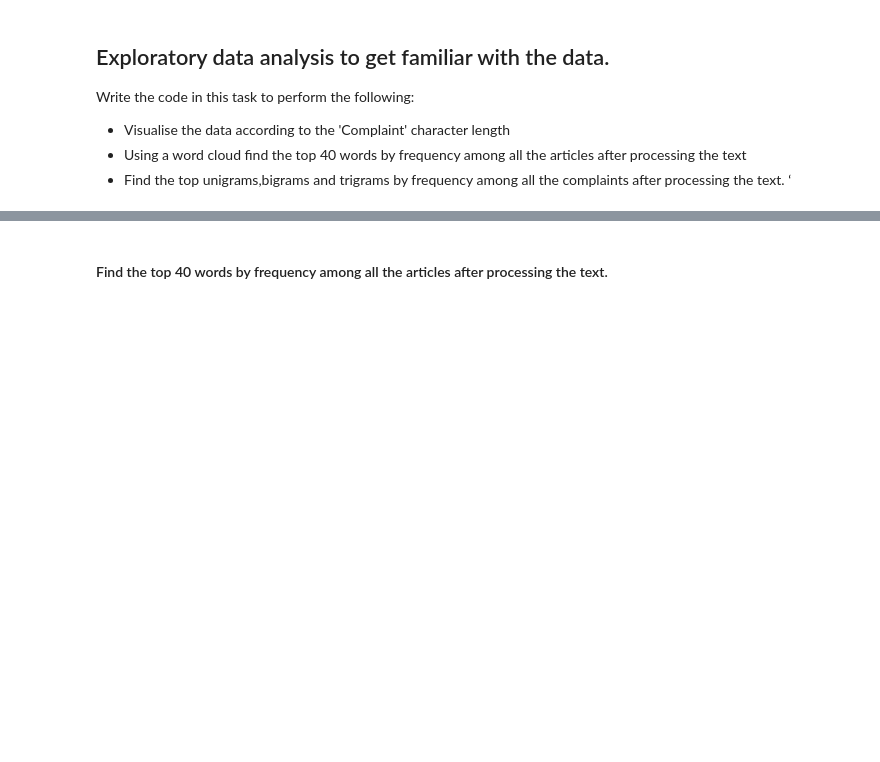
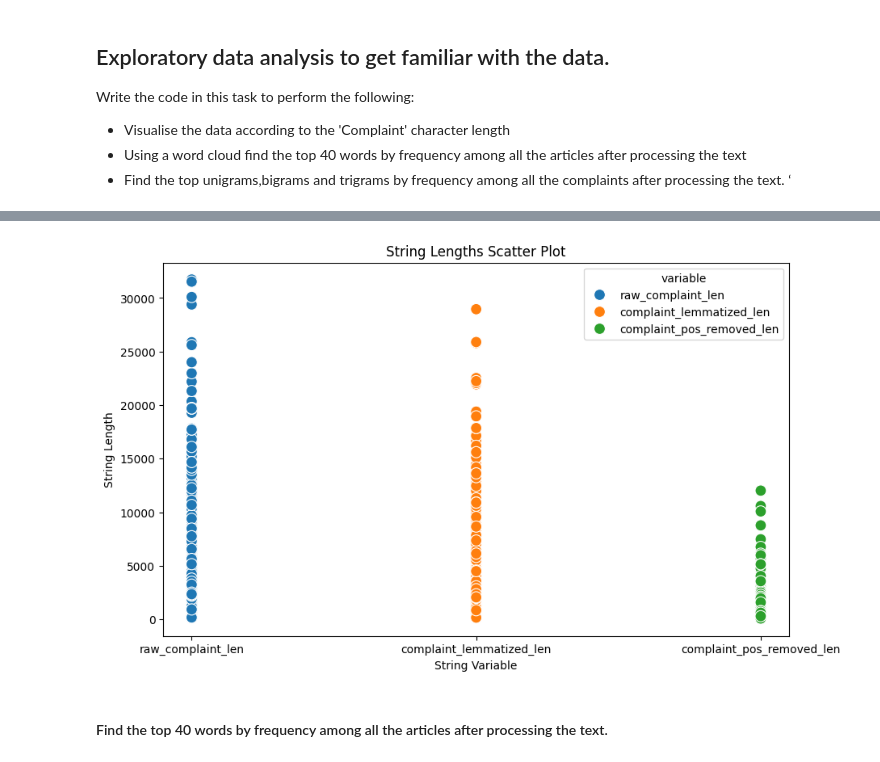
Before and after one commit to gautaman8/automatic_ticket_classification, a Jupyter notebook: Automatic_Ticket_Classification_Assignment.ipynb, the cells around one changed output, grey strips where cells are left out. Drawn from its saved outputs; the diff is of its cells as text; code cells hidden in the pictures; blank space fills up the shorter version.

```diff
--- a/Automatic_Ticket_Classification_Assignment.ipynb
+++ b/Automatic_Ticket_Classification_Assignment.ipynb
@@ -128,0 +507,2 @@ Write the code in this task to perform the following:
+# %%
+melted_df = pd.melt(visual_df, value_vars=['raw_complaint_len', 'complaint_lemmatized_len', 'complaint_pos_removed_len' ])
@@ -129,2 +525,11 @@ Write the code in this task to perform the following:
+# %%
+plt.figure(figsize=(10, 6))
+sns.scatterplot(data=melted_df, x='variable', y='value', hue='variable', s=100)
+plt.title('String Lengths Scatter Plot')
+plt.xlabel('String Variable')
+plt.ylabel('String Length')
+plt.show()
+# %% [output]
+[figure, added]
 # %% [markdown]
 #### Find the top 40 words by frequency among all the articles after processing the text.
```
Also changed, not shown: parts of 79 cells of this notebook.
